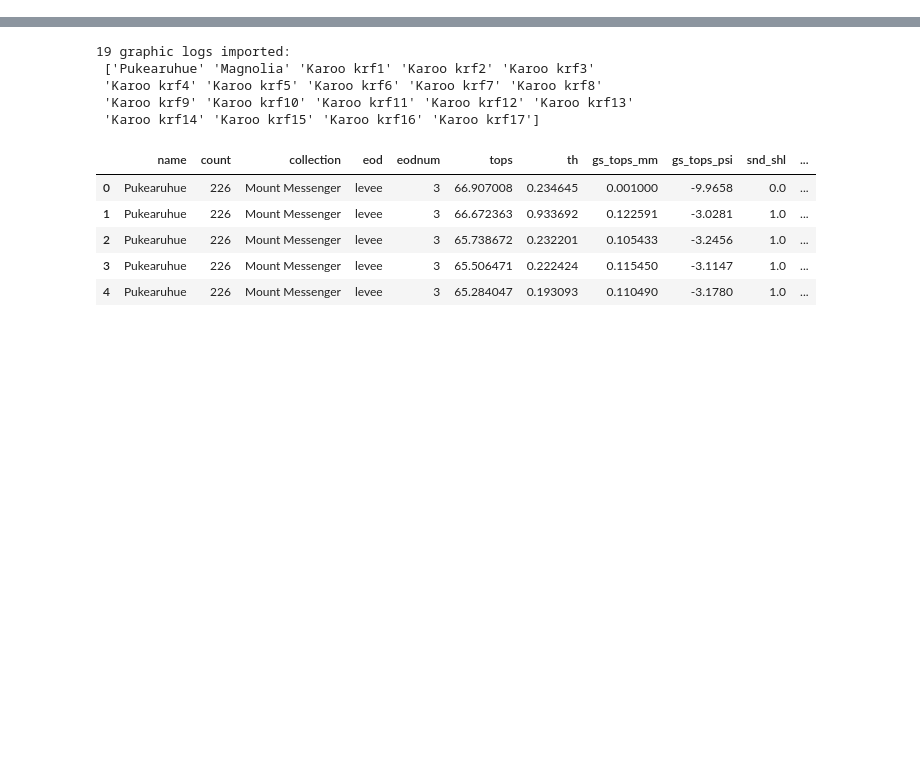
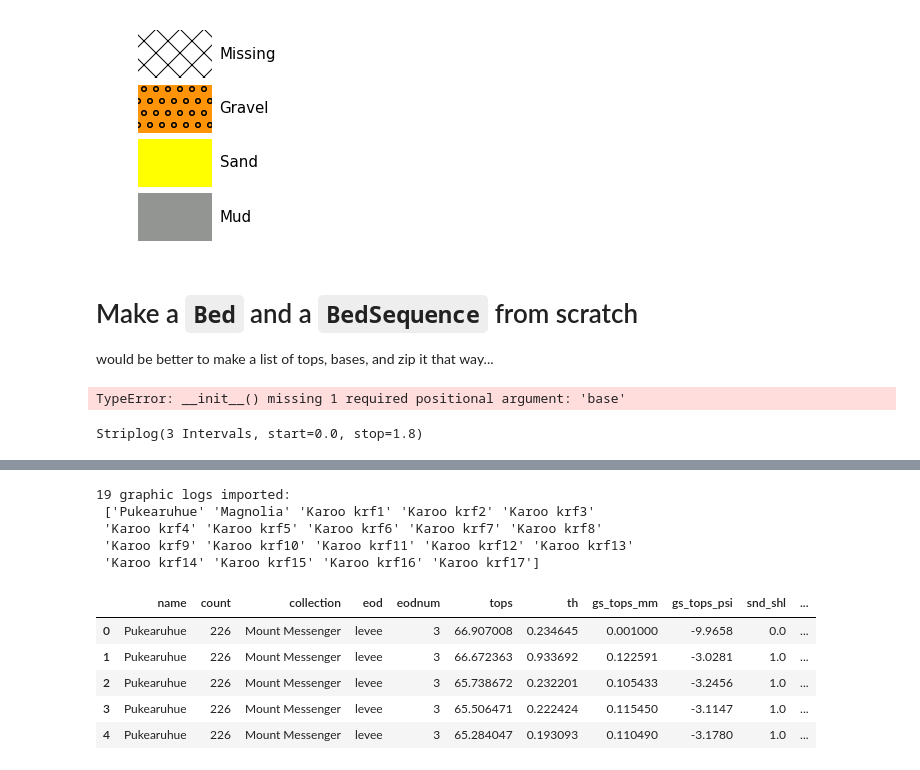
Before and after one commit to rgmyr/litholog, a Jupyter notebook: notebooks/actual_demo.ipynb, the cells around one changed output, grey strips where cells are left out. Saved outputs shown, nothing was run; the diff lists cells and outputs as text; code cells hidden in the pictures; blank space fills up the shorter version.

```diff
--- a/notebooks/actual_demo.ipynb
+++ b/notebooks/actual_demo.ipynb
@@ -47,0 +71,6 @@ from litholog.sequence import io, BedSequence
+# %%
+# modify the legend
+litholog.defaults.sand_decor.colour = 'blue'
+
+# and see if it worked
+litholog.defaults.litholegend
@@ -47,0 +83,32 @@ from litholog.sequence import io, BedSequence
+# %%
+# modify things again
+litholog.defaults.sand_decor.colour = 'yellow'
+litholog.defaults.sand_decor.hatch = None
+
+# call the plot function this time - note sand doesnt have dots any more
+litholog.defaults.litholegend.plot()
+# %% [output]
+[figure, added]
+# %% [markdown]
+# Make a `Bed` and a `BedSequence` from scratch
+would be better to make a list of tops, bases, and zip it that way...
+# %%
+bed1 = Bed(top = 1, base = 0, data = {'lithology':'sand'})
+bed2 = Bed(top = 1.1, base = 1, data = {'lithology':'mud'})
+bed3 = Bed(top = 1.8, base = 1.1, data = {'lithology':'sand'})
+
+bed_x = Bed(0,1,{'lithology':'sand'})
+
+print(bed2,'\n')
+
+print(bed1.order)
+print(bed_x.order,'\n')
+
+print(bed1['lithology'])
+# %% [output]
+TypeError: __init__() missing 1 required positional argument: 'base'
+# %%
+seq1 = BedSequence([bed1, bed2, bed3])
+seq1
+# %% [output]
+Striplog(3 Intervals, start=0.0, stop=1.8)
```
Also changed, not shown: parts of 41 cells of this notebook, 3 other files.
